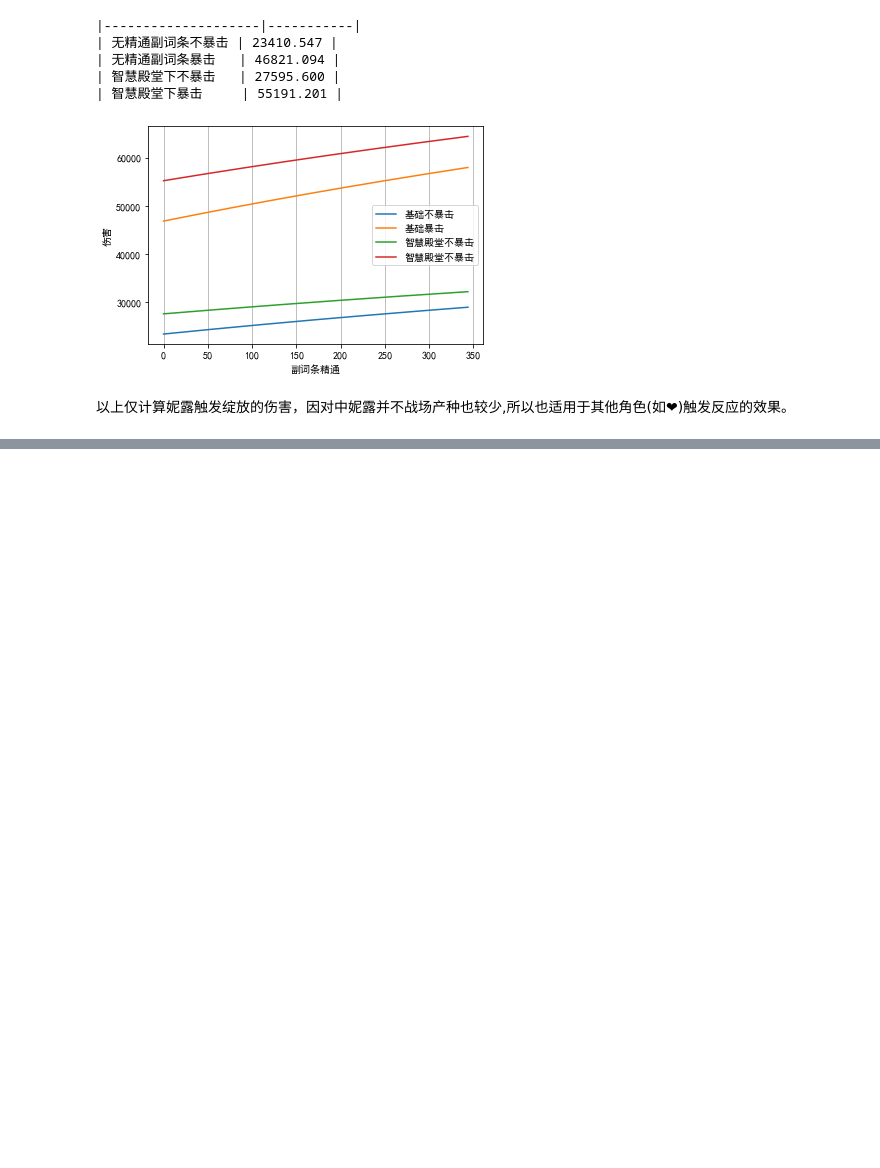
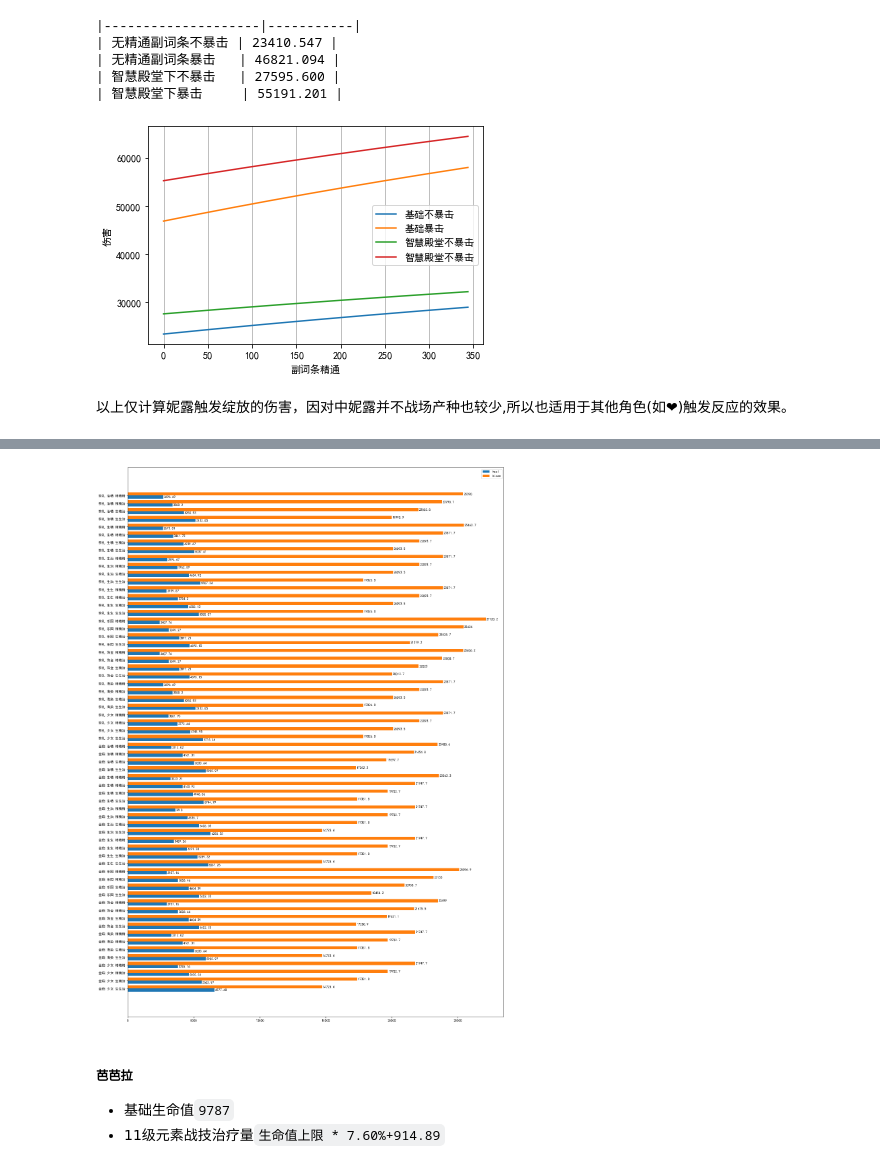
Before and after one commit to muedsa/mihoyo-lab-notebook, a Jupyter notebook: bloom-reactions.ipynb, the cells around one changed output, grey strips where cells are left out. Drawn from its saved outputs; the diff is of its cells as text; code cells hidden in the pictures; blank space fills up the shorter version.

Commit message:
update: barbara bloom

```diff
--- a/bloom-reactions.ipynb
+++ b/bloom-reactions.ipynb
@@ -430,0 +393,18 @@ print(tabulate(kokoTestTable, headers=['装备(圣遗物副词条无效)', '生
+# %%
+def koResultCompute(info):
+  hp = 13471 * (1 + info[1])
+  em = 586 + info[3]
+  return [
+    info[0],
+    hp,
+    em,
+    (hp * 0.079 + 862) * (1 + 0.25 + info[2]),
+    simpleWBloom(em, info[4])
+  ]
+
+koTestTable = []
+for w in bwTestWInfos1:
+  for r in bwTestRInfos1:
+    for s in bwTestRSubInfos1:
+      koTestTable.append(koResultCompute(wrsInfoCompute(w, r, s)))
+print(tabulate(koTestTable, headers=['装备(圣遗物副词条无效)', '生命值', '精通(战斗状态下)', '治疗量', '绽放伤害'], floatfmt='.3f', tablefmt='github'))
@@ -430,0 +429,23 @@ print(tabulate(kokoTestTable, headers=['装备(圣遗物副词条无效)', '生
+# %%
+koTestYPos = np.arange(len(koTestTable))
+koTestHealArr = []
+koTestBloomArr = []
+koTestLabelArr = []
+for result in koTestTable:
+  koTestHealArr.append(result[3])
+  koTestBloomArr.append(result[4])
+  koTestLabelArr.append(result[0])
+plt.figure(figsize=(20, 30))
+koTestHealBars = plt.barh(koTestYPos, koTestHealArr, 0.4, label='heal')
+plt.bar_label(koTestHealBars, padding=2)
+koTestBloomBars = plt.barh(koTestYPos + 0.4, koTestBloomArr, 0.4, label='bloom')
+plt.bar_label(koTestBloomBars, padding=2)
+plt.yticks(koTestYPos + 0.2, labels=koTestLabelArr)
+plt.legend()
+plt.show()
+# %% [output]
+[figure, added]
+# %% [markdown]
+##### 芭芭拉
+- 基础生命值`9787`
+- 11级元素战技治疗量`生命值上限 * 7.60%+914.89`
```
Also changed, not shown: parts of 10 cells of this notebook.
